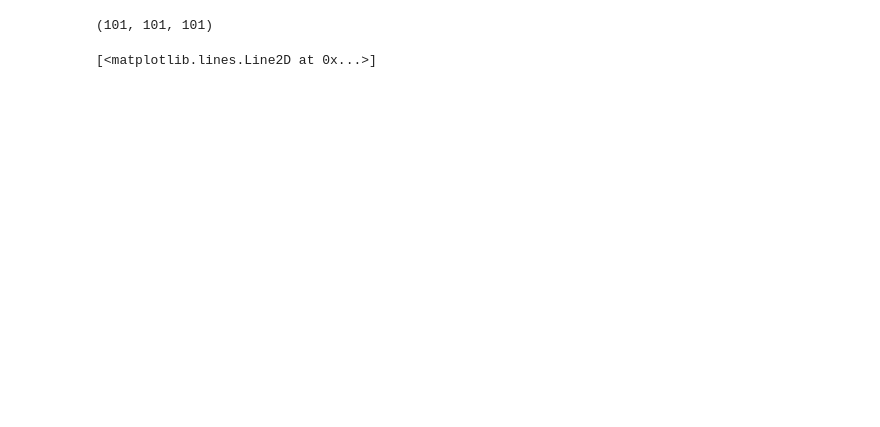
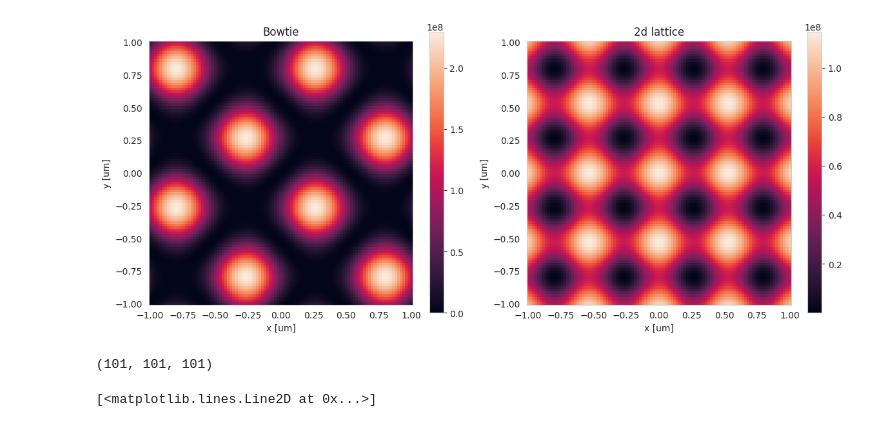
Before and after one commit to lightmat/lightmat, a Jupyter notebook: test_light.ipynb, the cells around one changed output. Drawn from its saved outputs; the diff is of its cells as text; code cells hidden in the pictures; blank space fills up the shorter version.

```diff
--- a/test_light.ipynb
+++ b/test_light.ipynb
@@ -13,0 +64,20 @@ sns.set_style('whitegrid')
+# %%
+bowtie = BowtieLattice2d(
+    lattice_direction_vec1=(1,0,0),
+    lattice_direction_vec2=(0,1,0),
+    pol_Jones_vec=(0,1),
+    lambda_=1064,
+    w0=700,
+    P=11,
+    z0=0,
+)
+# %%
+n = 101
+
+x = np.linspace(-1, 1, n) * u.um
+y = np.linspace(-1, 1, n) * u.um
+z = np.linspace(-1000, 1000, n) * u.um
+
+X, Y, Z = np.meshgrid(x, y, z, indexing='ij')
+
+I4 = bowtie.I(X, Y, Z)
@@ -14,3 +110,25 @@ sns.set_style('whitegrid')
+# %%
+I5 = lat2d.I(X, Y, Z)
+# %%
+fig, axs = plt.subplots(1, 2, figsize=(12, 5))
+
+cb1 = axs[0].pcolormesh(x.value, y.value, I4[:,:,n//2].value)
+axs[0].set_title('Bowtie')
+axs[0].set_xlabel('x [um]')
+axs[0].set_ylabel('y [um]')
+axs[0].set_aspect('equal')
+
+cb2 = axs[1].pcolormesh(x.value, y.value, I5[:,:,n//2].value)
+axs[1].set_title('2d lattice')
+axs[1].set_xlabel('x [um]')
+axs[1].set_ylabel('y [um]')
+axs[1].set_aspect('equal')
+
+fig.colorbar(cb1)
+fig.colorbar(cb2)
+fig.tight_layout()
+# %% [output]
+[figure, added]
 # %%
 beam1 = GaussianBeam(
     beam_direction_vec=(1,0,0),
```
Also changed, not shown: parts of 12 cells of this notebook, 5 other files.
